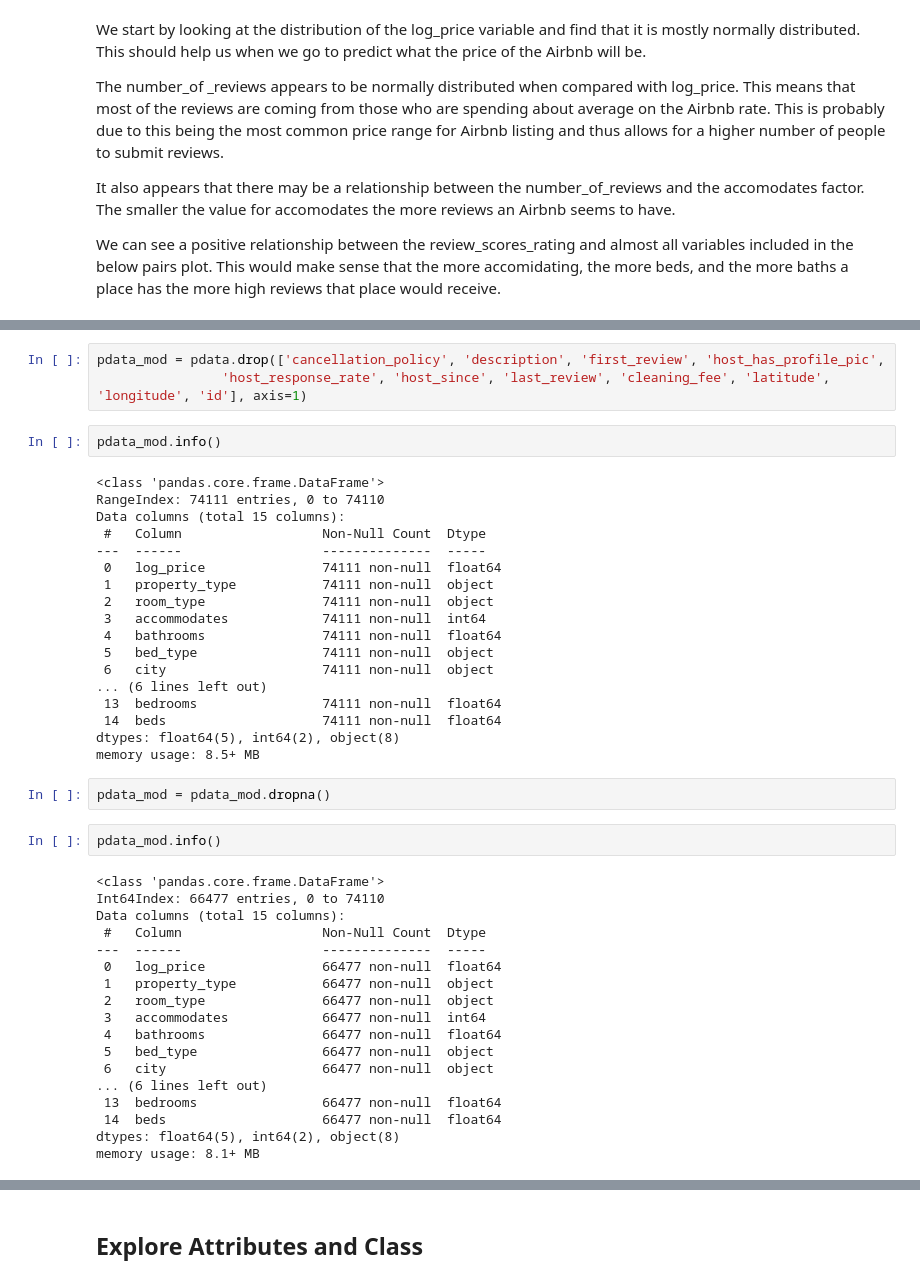
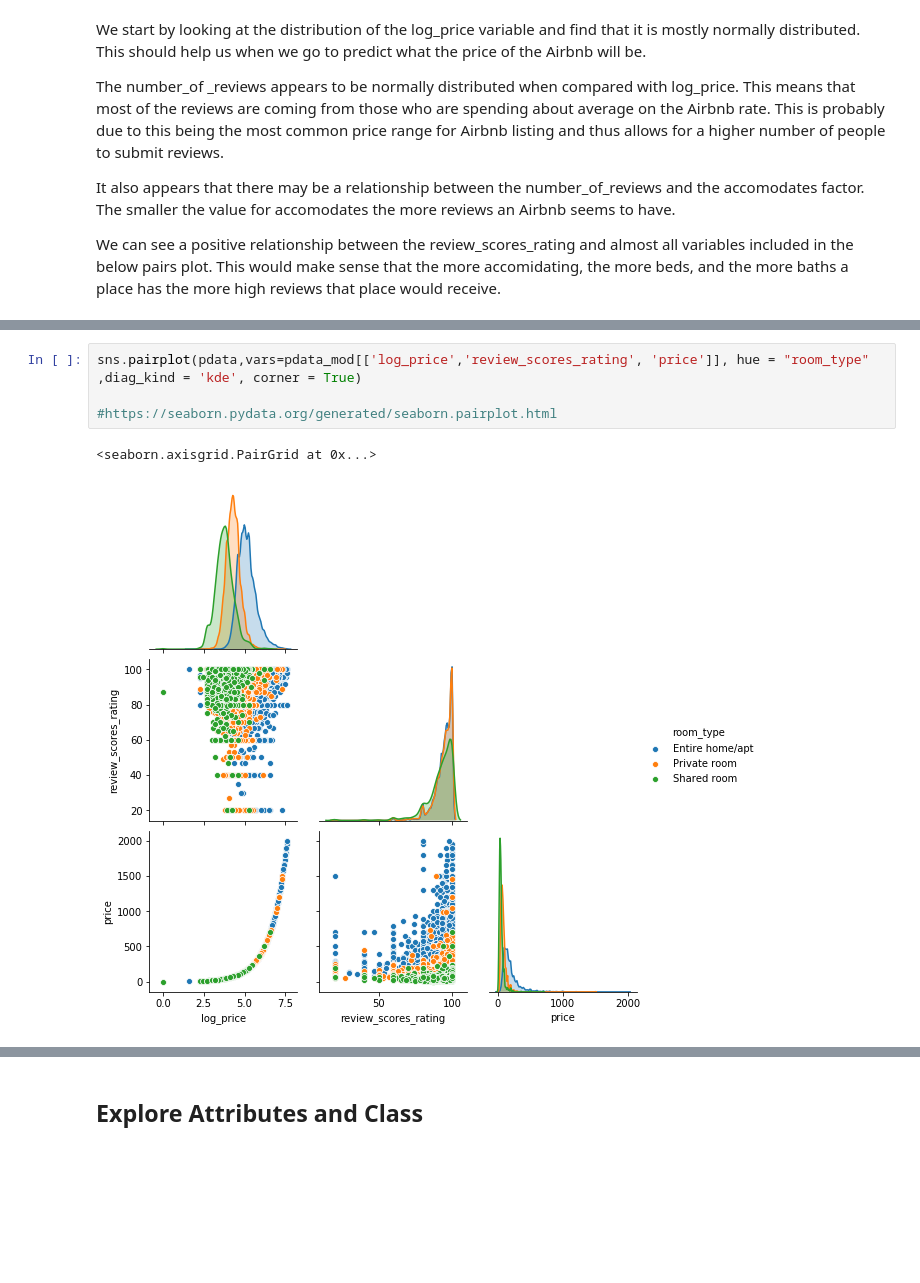
Before and after one commit to allenmiller17/SMU_7331_ML1_Project_1, a Jupyter notebook: Project 1 Final Write Up.ipynb, the cells around one changed output, grey strips where cells are left out. Drawn from its saved outputs; the diff is of its cells as text; blank space fills up the shorter version.

```diff
--- a/Project 1 Final Write Up.ipynb
+++ b/Project 1 Final Write Up.ipynb
@@ -67,46 +84,8 @@ for i in list (filtered_df.index):
-# %%
-pdata_mod = pdata.drop(['cancellation_policy', 'description', 'first_review', 'host_has_profile_pic',
-                'host_response_rate', 'host_since', 'last_review', 'cleaning_fee', 'latitude', 'longitude', 'id'], axis=1)
-# %%
-pdata_mod.info()
-# %% [output]
-<class 'pandas.core.frame.DataFrame'>
-RangeIndex: 74111 entries, 0 to 74110
-Data columns (total 15 columns):
- #   Column                  Non-Null Count  Dtype
----  ------                  --------------  -----
- 0   log_price               74111 non-null  float64
- 1   property_type           74111 non-null  object
- 2   room_type               74111 non-null  object
- 3   accommodates            74111 non-null  int64
- 4   bathrooms               74111 non-null  float64
- 5   bed_type                74111 non-null  object
- 6   city                    74111 non-null  object
-... (6 lines left out)
- 13  bedrooms                74111 non-null  float64
- 14  beds                    74111 non-null  float64
-dtypes: float64(5), int64(2), object(8)
-memory usage: 8.5+ MB
-# %%
-pdata_mod = pdata_mod.dropna()
-# %%
-pdata_mod.info()
-# %% [output]
-<class 'pandas.core.frame.DataFrame'>
-Int64Index: 66477 entries, 0 to 74110
-Data columns (total 15 columns):
- #   Column                  Non-Null Count  Dtype
----  ------                  --------------  -----
- 0   log_price               66477 non-null  float64
- 1   property_type           66477 non-null  object
- 2   room_type               66477 non-null  object
- 3   accommodates            66477 non-null  int64
- 4   bathrooms               66477 non-null  float64
- 5   bed_type                66477 non-null  object
- 6   city                    66477 non-null  object
-... (6 lines left out)
- 13  bedrooms                66477 non-null  float64
- 14  beds                    66477 non-null  float64
-dtypes: float64(5), int64(2), object(8)
-memory usage: 8.1+ MB
+# %%
+sns.pairplot(pdata,vars=pdata_mod[['log_price','review_scores_rating', 'price']], hue = "room_type" ,diag_kind = 'kde', corner = True)
+
+#https://seaborn.pydata.org/generated/seaborn.pairplot.html
+# %% [output]
+<seaborn.axisgrid.PairGrid at 0x...>
+[figure, added]
 # %%
```
Also changed, not shown: parts of 14 cells of this notebook.
